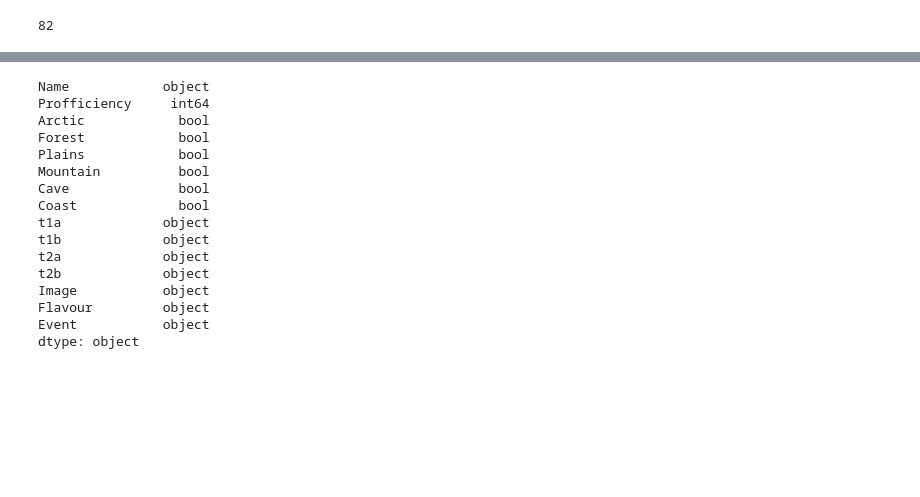
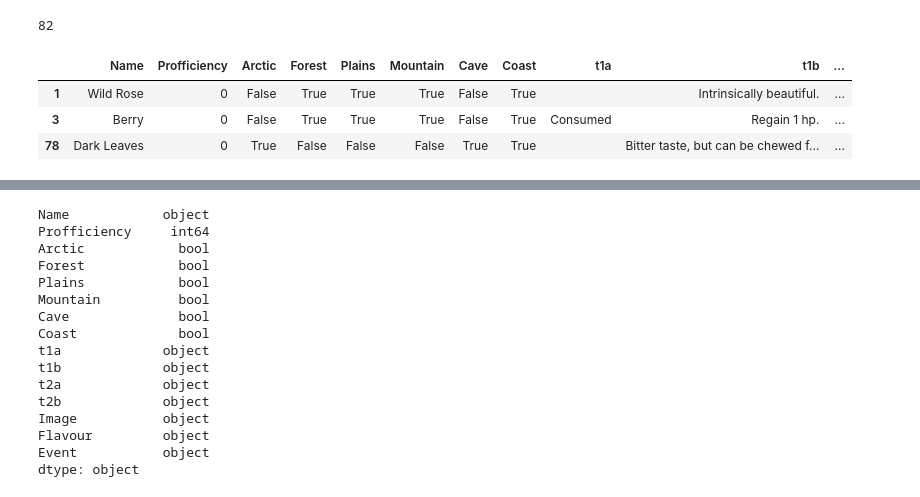
Before and after one commit to VitoJanko/DungeonsAndPlants, a Jupyter notebook: validation.ipynb, the cells around one changed output, grey strips where cells are left out. Saved outputs shown, nothing was run; the diff lists cells and outputs as text; code cells hidden in the pictures; blank space fills up the shorter version.

```diff
--- a/validation.ipynb
+++ b/validation.ipynb
@@ -6,6 +6,13 @@ plants_all = pd.read_csv("plant_list.csv", sep=";").fillna("")
 len(plants_all)
 # %% [output]
 82
+# %%
+plants_all[(plants_all["Profficiency"]==0) & (plants_all["Coast"])]
+# %% [output]
+|  | Name | Profficiency | Arctic | Forest | Plains | Mountain | Cave | Coast | t1a | t1b | ... |
+| 1 | Wild Rose | 0 | False | True | True | True | False | True |  | Intrinsically beautiful. | ... |
+| 3 | Berry | 0 | False | True | True | True | False | True | Consumed | Regain 1 hp. | ... |
+| 78 | Dark Leaves | 0 | True | False | False | False | True | True |  | Bitter taste, but can be chewed f... | ... |
 # %%
 for habitat in ["Arctic", "Forest", "Coast", "Mountain", "Cave", "Plains"]:
     suma = sum(plants_all[habitat])
```
Also changed, not shown: parts of 1 cell of this notebook, 2 other files.
